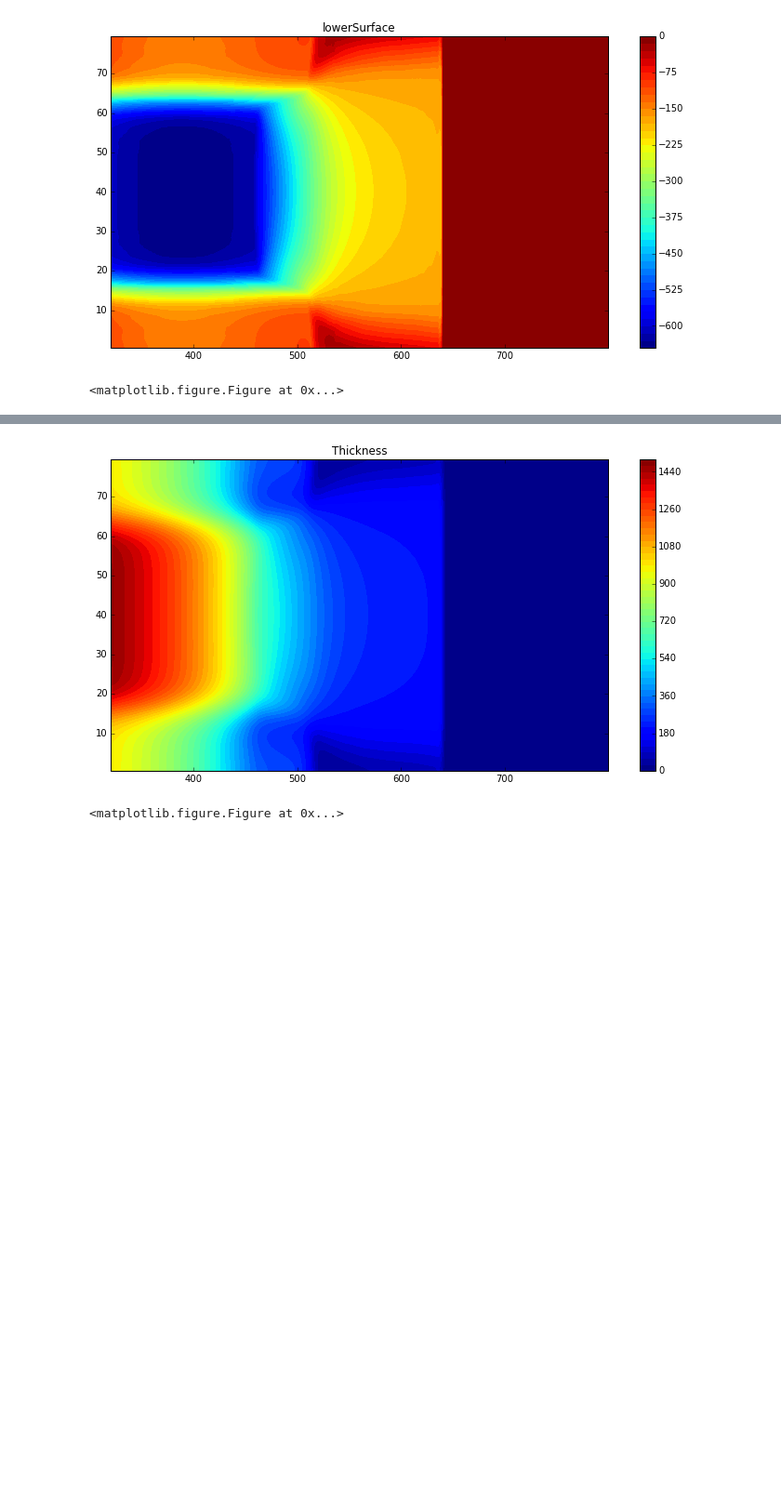
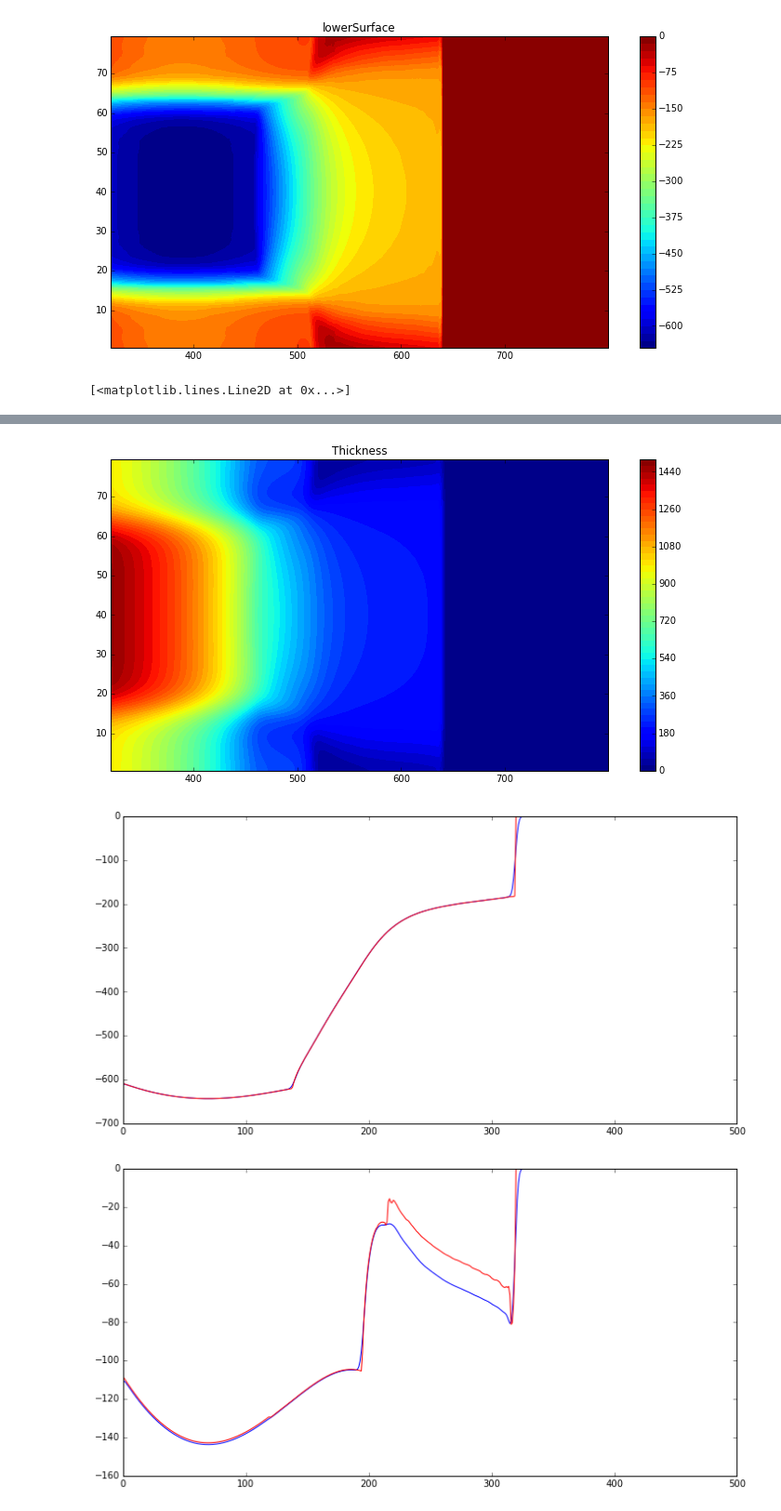
Before and after one commit to gustavo-marques/ISOMIP, a Jupyter notebook: isomip_design/ipynb/ice_sheet_setup.ipynb, the cells around one changed output, grey strips where cells are left out. Shown at 93% size. Cells and saved outputs as stored; diff of their text form; code cells hidden in the pictures; blank space fills up the shorter version.

```diff
--- a/isomip_design/ipynb/ice_sheet_setup.ipynb
+++ b/isomip_design/ipynb/ice_sheet_setup.ipynb
@@ -44,24 +43,28 @@ thick = upperSurface_smoth - lowerSurface_smoth
 # %%
 # smoothed data
 plt.figure(figsize=(12,6))
 plt.contourf(X,Y,upperSurface_smoth,50)
 plt.colorbar()
 plt.title('upperSurface')
 plt.figure(figsize=(12,6))
 plt.contourf(X,Y,lowerSurface_smoth, 50)
 plt.colorbar()
 plt.title('lowerSurface')
 plt.figure(figsize=(12,6))
 plt.contourf(X,Y,thick, 50)
 plt.colorbar()
 plt.title('Thickness')
 plt.figure(figsize=(12,6))
+plt.plot(lowerSurface_smoth[40,:],'b');plt.plot(lowerSurface[40,:],'r')
+plt.figure(figsize=(12,6))
+plt.plot(lowerSurface_smoth[0,:],'b');plt.plot(lowerSurface[0,:],'r')
 # %% [output]
-<matplotlib.figure.Figure at 0x...>
+[<matplotlib.lines.Line2D at 0x...>]
 [figure]
 [figure]
 [figure]
-<matplotlib.figure.Figure at 0x...>
+[figure, added]
+[figure, added]
 # %%
 # coarse grid
 x1=x[::2];y1=y[::2]
```
Also changed, not shown: parts of 4 cells of this notebook, 2 other files.
